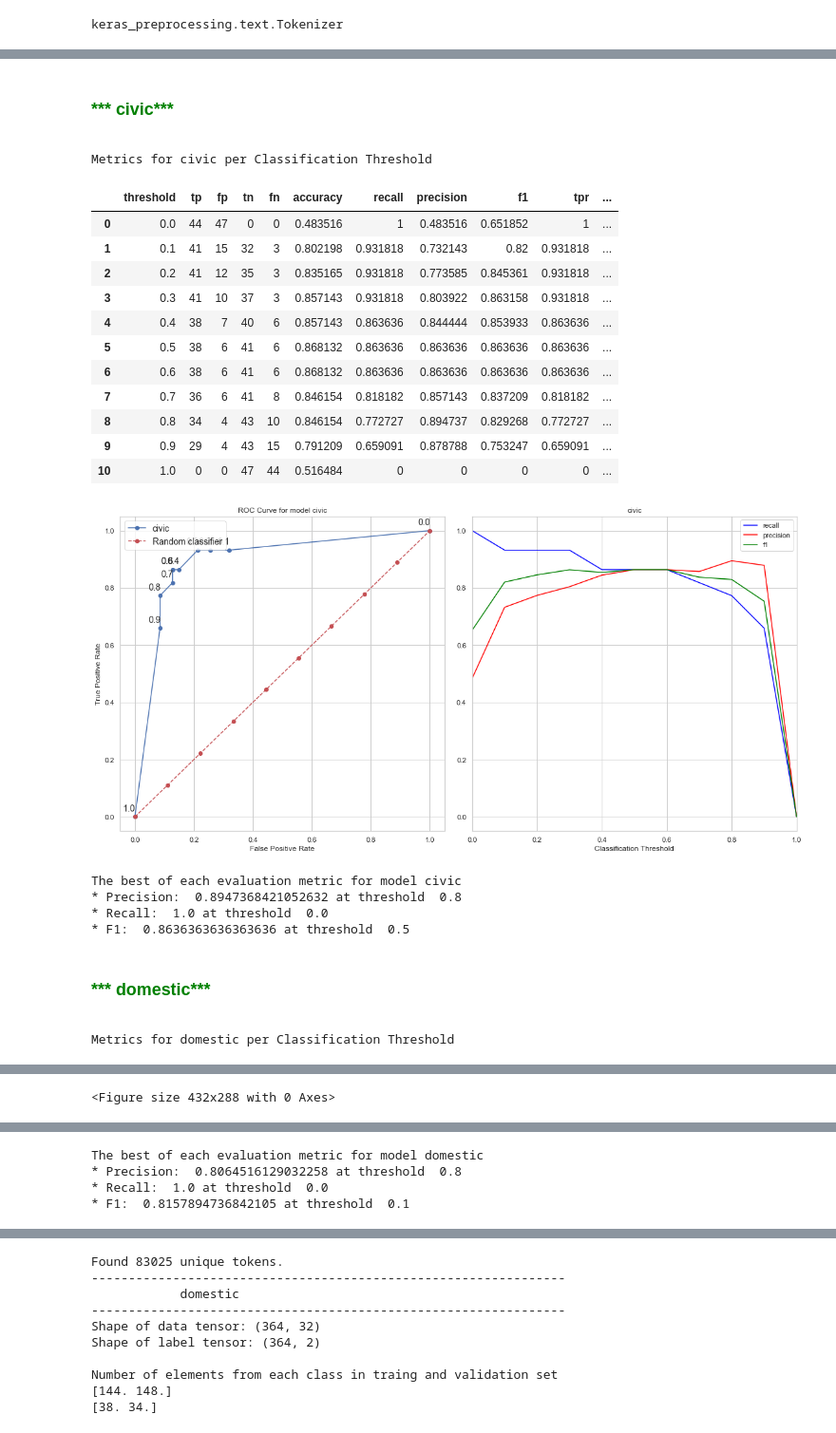
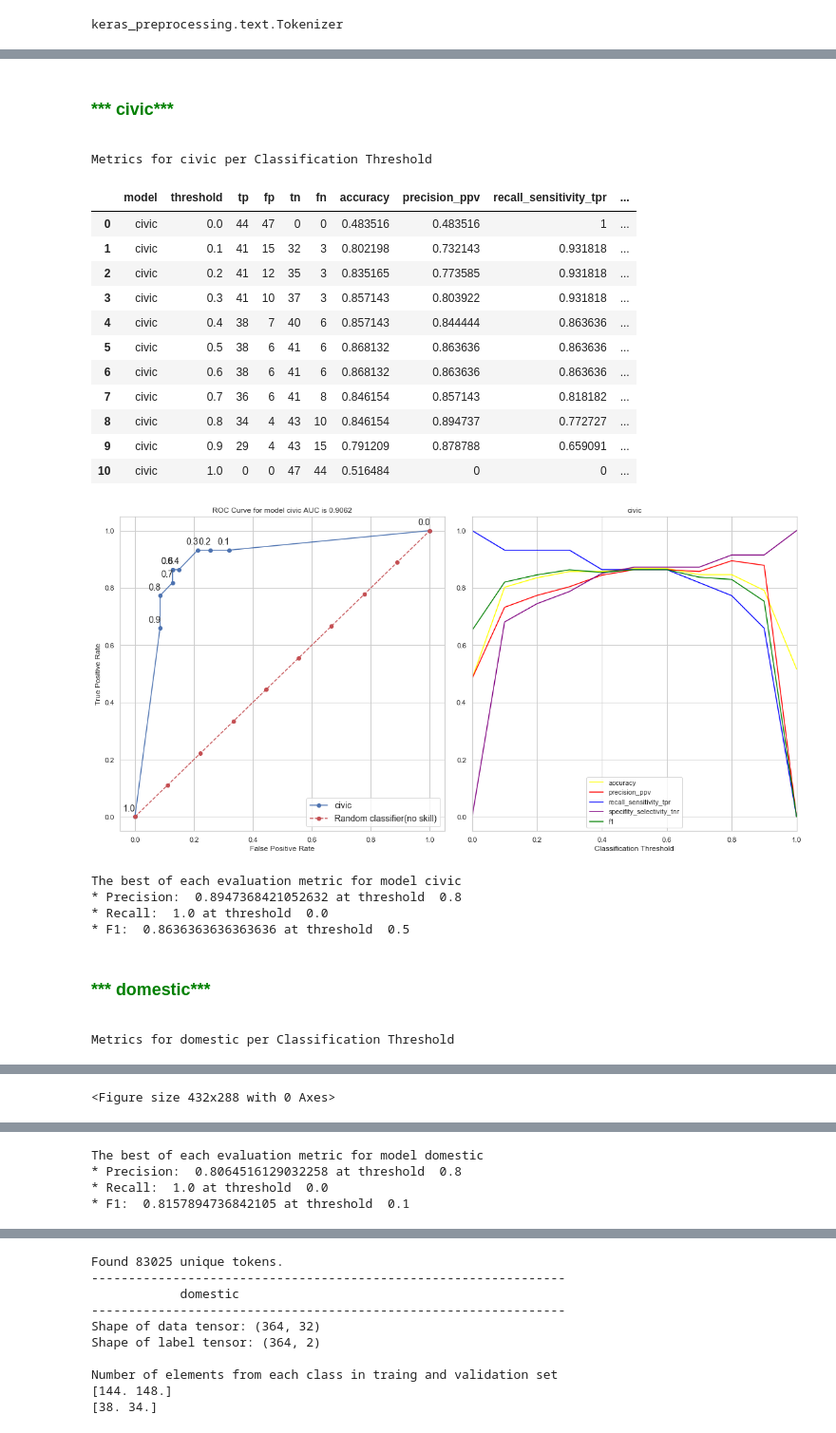
Before and after one commit to aideenf/AIVC, a Jupyter notebook: cp_wssc/Paper experiments.ipynb, the cells around one changed output, grey strips where cells are left out. Shown at 95% size. Cells and saved outputs as stored; diff of their text form; code cells hidden in the pictures.

```diff
--- a/cp_wssc/Paper experiments.ipynb
+++ b/cp_wssc/Paper experiments.ipynb
@@ -415,7 +592,6 @@ def apply_pred_threshold(preds, t):
 # AF why .96?
 #thresholds = np.linspace(0,0.96,100)
 #thresholds = np.linspace(0,1,10)
-
 #AF: We could evaluate thresholds from 0.0 to 1.0 in increments of 0.1?
 thresholds = [0.0, 0.1, 0.2, 0.3, 0.4, 0.5, 0.6, 0.7, 0.8, 0.9, 1.0]
 tn_list = []
@@ -427,7 +603,9 @@ _conventions_matches_precissions = {}
 dict_opt_f1_threshold = {}
 dict_opt_precision_threshold = {}
 dict_opt_recall_threshold = {}
+dict_roc_auc = {}
 
+ir = IsotonicRegression()
 # AF: at each step calculating the precision, recall, F1, and location on the ROC curve.
 #For each convention
 for k in _DLModels.keys():
@@ -436,12 +614,16 @@ for k in _DLModels.keys():
     fn_list = []
     tp_list = []
 
+
     tmp_precissions = []
     #get the model, the validation data input(my_data_x) and the predicted label(preds) to compare to the actual label(my_data_y).
     my_model = _DLModels[k]
     my_data_x = _DLData_val_x[k]
     my_data_y = [int(x[0]<x[1]) for x in _DLData_val_y[k]]
     preds = my_model.predict(my_data_x)
+
+
+    dict_roc_auc[k] = roc_auc_score(my_data_y , get_positive_preds_probabilities(preds)).round(4)
 
     for t in thresholds:
         y_pred = get_positive_preds_with_threshold(preds,t)
@@ -463,84 +645,85 @@ for k in _DLModels.keys():
                         'fn': fn_list
                        })
 
-    roc =  calculate_metrics(results_for_current_convention, len(my_data_y));
-    results_for_current_convention = pd.concat([results_for_current_convention, roc.drop("threshold", axis=1)],axis=1, join='inner', sort = False)
-
+    metrics_df =  calculate_metrics(results_for_current_convention, len(my_data_y), k);
     print("Metrics for " +k + " per Classification Threshold")
-    display(results_for_current_convention)
+    display(metrics_df)
 
 
     plt.figure(figsize=(16,8))
     plt.subplot(1, 2, 1)
     plt.style.use('seaborn-dark-palette')
-    my_thresholds = [str(t) for t in results_for_current_convention['threshold']]
-    plt.plot(roc['fpr'], roc['tpr'], 'bo-', label = k);
-    plt.plot(list(np.linspace(0, 1, num = 10)), list(np.linspace(0, 1, num = 10)), 'ro--', label = 'Random classifier');
-    for x, y, s in zip(roc['fpr'], roc['tpr'], my_thresholds):
+    my_thresholds = [str(t) for t in metrics_df['threshold']]
+    plt.plot(metrics_df['fpr'], metrics_df['tpr'], 'bo-', label = k);
+    plt.plot(list(np.linspace(0, 1, num = 10)), list(np.linspace(0, 1, num = 10)), 'ro--', label = 'Random classifier(no skill)');
+    for x, y, s in zip(metrics_df['fpr'], metrics_df['tpr'], my_thresholds):
         plt.text(x - 0.04,y + 0.02, s, fontdict={'size': 14});
     plt.legend(prop={'size':14})
     plt.ylabel('True Positive Rate'); plt.xlabel('False Positive Rate');
-    plt.title('ROC Curve for model '+k);
+    plt.title('ROC Curve for model '+k + " AUC is " + str(dict_roc_auc[k]))
     #plt.show()
     #plt.clf()
 
     plt.subplot(1, 2, 2)
     ax = plt.gca()
     plt.title(k)
-    roc.plot(kind='line',x='threshold',y='recall', color='blue',ax=ax)
-    roc.plot(kind='line',x='threshold',y='precision', color='red', ax=ax)
-    roc.plot(kind='line',x='threshold',y='f1', color='green', ax=ax)
+    metrics_df.plot(kind='line',x='threshold',y='accuracy', color='yellow',ax=ax)
+    metrics_df.plot(kind='line',x='threshold',y='precision_ppv', color='red', ax=ax)
+    metrics_df.plot(kind='line',x='threshold',y='recall_sensitivity_tpr', color='blue',ax=ax)
+    metrics_df.plot(kind='line',x='threshold',y='specifity_selectivity_tnr', color='purple',ax=ax)
+    metrics_df.plot(kind='line',x='threshold',y='f1', color='green', ax=ax)
     plt.xlabel('Classification Threshold')
     plt.tight_layout()
     plt.show()
     plt.clf()
     print ("The best of each evaluation metric for model", k)
 
-    best = results_for_current_convention[['recall','precision', 'f1']].max()
+    best = metrics_df[['recall_sensitivity_tpr','precision_ppv', 'f1']].max()
     try:
-        best_precision_threshold = results_for_current_convention[['threshold']][results_for_current_convention.precision == best[1]]['threshold'].iloc[0]
+        best_precision_threshold = metrics_df[['threshold']][metrics_df.precision_ppv == best[1]]['threshold'].iloc[0]
     except:
-        best_precision_threshold = results_for_current_convention[['threshold']][results_for_current_convention.precision == best[1]]['threshold'].iloc[0]
+        best_precision_threshold = metrics_df[['threshold']][metrics_df.precision_ppv == best[1]]['threshold'].iloc[0]
 
     try:
-         best_recall_threshold = results_for_current_convention[['threshold']][results_for_current_convention.recall == best[0]]['threshold'].iloc[0]
+         best_recall_threshold = metrics_df[['threshold']][metrics_df.recall_sensitivity_tpr == best[0]]['threshold'].iloc[0]
     except:
-        best_recall_threshold = results_for_current_convention[['threshold']][results_for_current_convention.recall == best[0]]['threshold'].iloc[0]
+        best_recall_threshold = metrics_df[['threshold']][metrics_df.recall_sensitivity_tpr == best[0]]['threshold'].iloc[0]
 
     try:
-        best_F1_threshold = results_for_current_convention[['threshold']][results_for_current_convention.f1 == best[2]]['threshold'].iloc[0]
+        best_F1_threshold = metrics_df[['threshold']][metrics_df.f1 == best[2]]['threshold'].iloc[0]
     except:
-         best_F1_threshold = results_for_current_convention[['threshold']][results_for_current_convention.f1 == best[2]]['threshold'].iloc[0]
+         best_F1_threshold = metrics_df[['threshold']][metrics_df.f1 == best[2]]['threshold'].iloc[0]
 
     dict_opt_f1_threshold[k] = best_F1_threshold
     dict_opt_precision_threshold[k] = best_precision_threshold
     dict_opt_recall_threshold[k]  =  best_recall_threshold
     print ("* Precision: ", best [1], "at threshold ", best_precision_threshold)
     print ("* Recall: ", best [0], "at threshold ", best_recall_threshold)
     print ("* F1: ", best [2], "at threshold ", best_F1_threshold)
 
 gc.collect()
 
 print ("")
-print ("dict_opt_f1_threshold", dict_opt_f1_threshold)
-print ("dict_opt_precision_threshold", dict_opt_precision_threshold)
-print ("dict_opt_recall_threshold", dict_opt_recall_threshold)
+display ("dict_opt_f1_threshold", dict_opt_f1_threshold)
+print ("")
+print ("")
+display ("AUC", dict_roc_auc)
 # %% [output]
 *** civic***
 Metrics for civic per Classification Threshold
-|  | threshold | tp | fp | tn | fn | accuracy | recall | precision | f1 | tpr | ... |
-| 0 | 0.0 | 44 | 47 | 0 | 0 | 0.483516 | 1 | 0.483516 | 0.651852 | 1 | ... |
-| 1 | 0.1 | 41 | 15 | 32 | 3 | 0.802198 | 0.931818 | 0.732143 | 0.82 | 0.931818 | ... |
-| 2 | 0.2 | 41 | 12 | 35 | 3 | 0.835165 | 0.931818 | 0.773585 | 0.845361 | 0.931818 | ... |
-| 3 | 0.3 | 41 | 10 | 37 | 3 | 0.857143 | 0.931818 | 0.803922 | 0.863158 | 0.931818 | ... |
-| 4 | 0.4 | 38 | 7 | 40 | 6 | 0.857143 | 0.863636 | 0.844444 | 0.853933 | 0.863636 | ... |
-| 5 | 0.5 | 38 | 6 | 41 | 6 | 0.868132 | 0.863636 | 0.863636 | 0.863636 | 0.863636 | ... |
-| 6 | 0.6 | 38 | 6 | 41 | 6 | 0.868132 | 0.863636 | 0.863636 | 0.863636 | 0.863636 | ... |
-| 7 | 0.7 | 36 | 6 | 41 | 8 | 0.846154 | 0.818182 | 0.857143 | 0.837209 | 0.818182 | ... |
-| 8 | 0.8 | 34 | 4 | 43 | 10 | 0.846154 | 0.772727 | 0.894737 | 0.829268 | 0.772727 | ... |
-| 9 | 0.9 | 29 | 4 | 43 | 15 | 0.791209 | 0.659091 | 0.878788 | 0.753247 | 0.659091 | ... |
-| 10 | 1.0 | 0 | 0 | 47 | 44 | 0.516484 | 0 | 0 | 0 | 0 | ... |
+|  | model | threshold | tp | fp | tn | fn | accuracy | precision_ppv | recall_sensitivity_tpr | ... |
+| 0 | civic | 0.0 | 44 | 47 | 0 | 0 | 0.483516 | 0.483516 | 1 | ... |
+| 1 | civic | 0.1 | 41 | 15 | 32 | 3 | 0.802198 | 0.732143 | 0.931818 | ... |
+| 2 | civic | 0.2 | 41 | 12 | 35 | 3 | 0.835165 | 0.773585 | 0.931818 | ... |
+| 3 | civic | 0.3 | 41 | 10 | 37 | 3 | 0.857143 | 0.803922 | 0.931818 | ... |
+| 4 | civic | 0.4 | 38 | 7 | 40 | 6 | 0.857143 | 0.844444 | 0.863636 | ... |
+| 5 | civic | 0.5 | 38 | 6 | 41 | 6 | 0.868132 | 0.863636 | 0.863636 | ... |
+| 6 | civic | 0.6 | 38 | 6 | 41 | 6 | 0.868132 | 0.863636 | 0.863636 | ... |
+| 7 | civic | 0.7 | 36 | 6 | 41 | 8 | 0.846154 | 0.857143 | 0.818182 | ... |
+| 8 | civic | 0.8 | 34 | 4 | 43 | 10 | 0.846154 | 0.894737 | 0.772727 | ... |
+| 9 | civic | 0.9 | 29 | 4 | 43 | 15 | 0.791209 | 0.878788 | 0.659091 | ... |
+| 10 | civic | 1.0 | 0 | 0 | 47 | 44 | 0.516484 | 0 | 0 | ... |
-[figure, old version]
+[figure, new version]
 The best of each evaluation metric for model civic
 * Precision:  0.8947368421052632 at threshold  0.8
 * Recall:  1.0 at threshold  0.0
```
Also changed, not shown: parts of 18 cells of this notebook.
